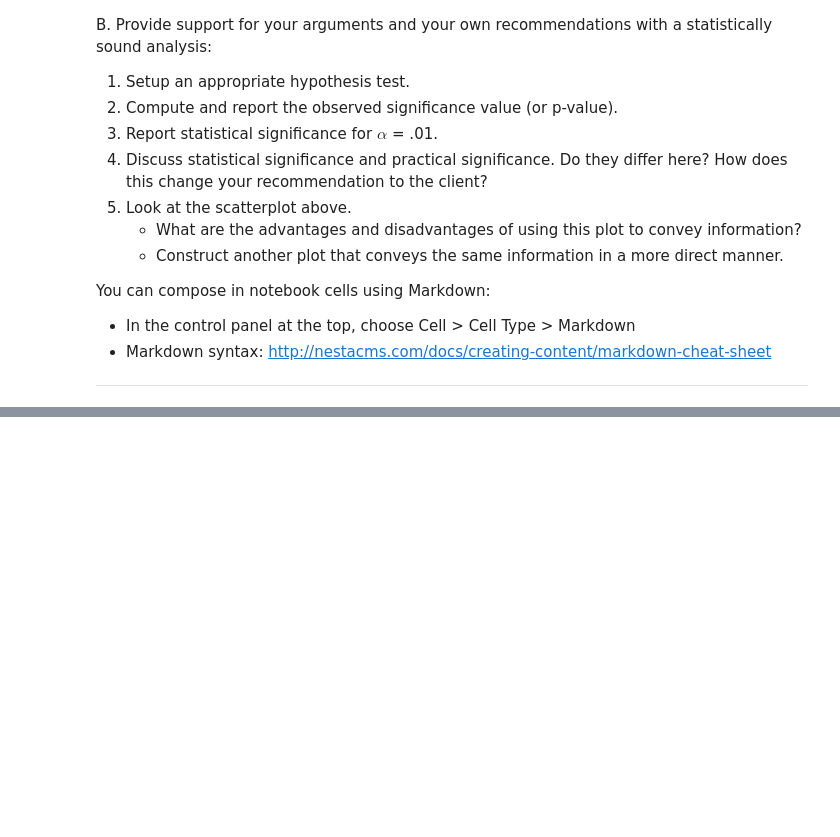
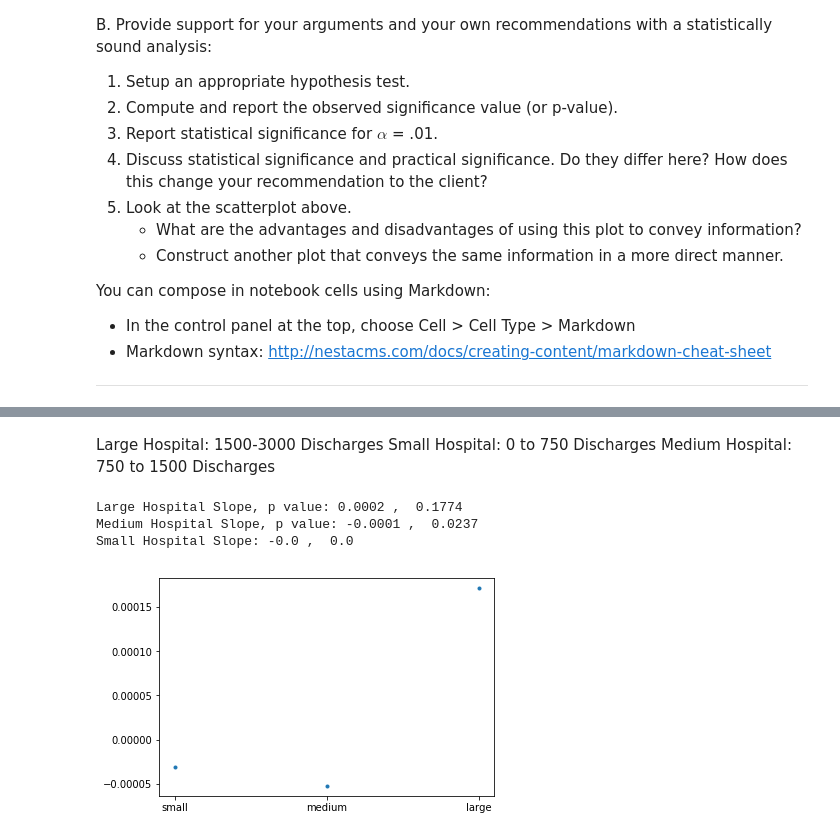
Before and after one commit to noraek/Springboard, a Jupyter notebook: sliderule_dsi_inferential_statistics_exercise_3.ipynb, the cells around one changed output, grey strips where cells are left out. Saved outputs shown, nothing was run; the diff lists cells and outputs as text; code cells hidden in the pictures; blank space fills up the shorter version.

```diff
--- a/sliderule_dsi_inferential_statistics_exercise_3.ipynb
+++ b/sliderule_dsi_inferential_statistics_exercise_3.ipynb
@@ -160,0 +212,17 @@ large hospital median Excess Readmission Ratio: 0.9864
+# %% [markdown]
+Large Hospital: 1500-3000 Discharges
+Small Hospital: 0 to 750 Discharges
+Medium Hospital: 750 to 1500 Discharges
+# %%
+print("Large Hospital Slope, p value:", round(slope_lh,4), ", ", round(p_value_lh,4))
+print("Medium Hospital Slope, p value:", round(slope_mh,4),", ", round(p_value_mh,4))
+print("Small Hospital Slope:", round(slope_sh,4), ", ", round(p_value_sh,4))
+# %% [output]
+Large Hospital Slope, p value: 0.0002 ,  0.1774
+Medium Hospital Slope, p value: -0.0001 ,  0.0237
+Small Hospital Slope: -0.0 ,  0.0
+# %%
+_ = plt.plot(['small', 'medium', 'large'], [slope_sh, slope_mh, slope_lh], marker = ".", linestyle="none")
+plt.show()
+# %% [output]
+[figure, added]
```
Also changed, not shown: parts of 12 cells of this notebook.
